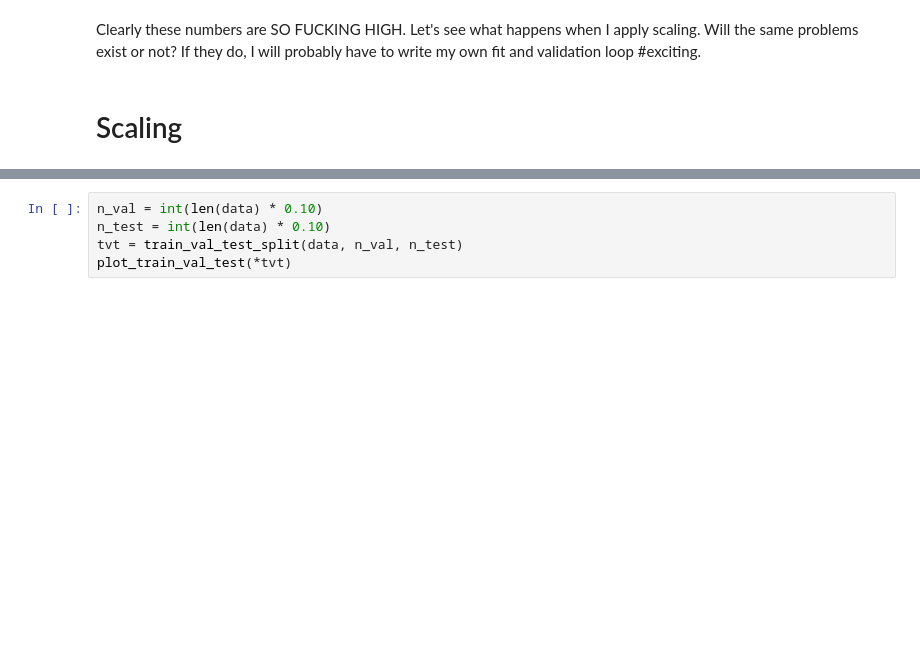
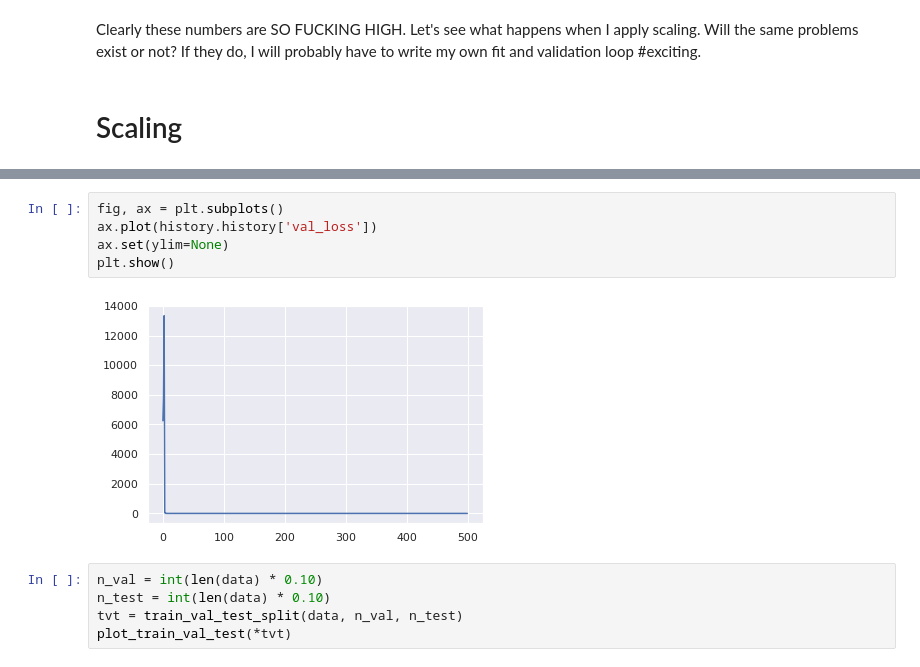
Before and after one commit to codeananda/bitcoin_price_predictor, a Jupyter notebook: price_predictor/keras_price_predictor.ipynb, the cells around one changed output, grey strips where cells are left out. Drawn from its saved outputs; the diff is of its cells as text; blank space fills up the shorter version.

```diff
--- a/price_predictor/keras_price_predictor.ipynb
+++ b/price_predictor/keras_price_predictor.ipynb
@@ -1267,3 +1380,10 @@ def main(config):
+# %%
+fig, ax = plt.subplots()
+ax.plot(history.history['val_loss'])
+ax.set(ylim=None)
+plt.show()
+# %% [output]
+[figure, added]
 # %%
 n_val = int(len(data) * 0.10)
 n_test = int(len(data) * 0.10)
```
Also changed, not shown: parts of 19 cells of this notebook, 2 other files.
